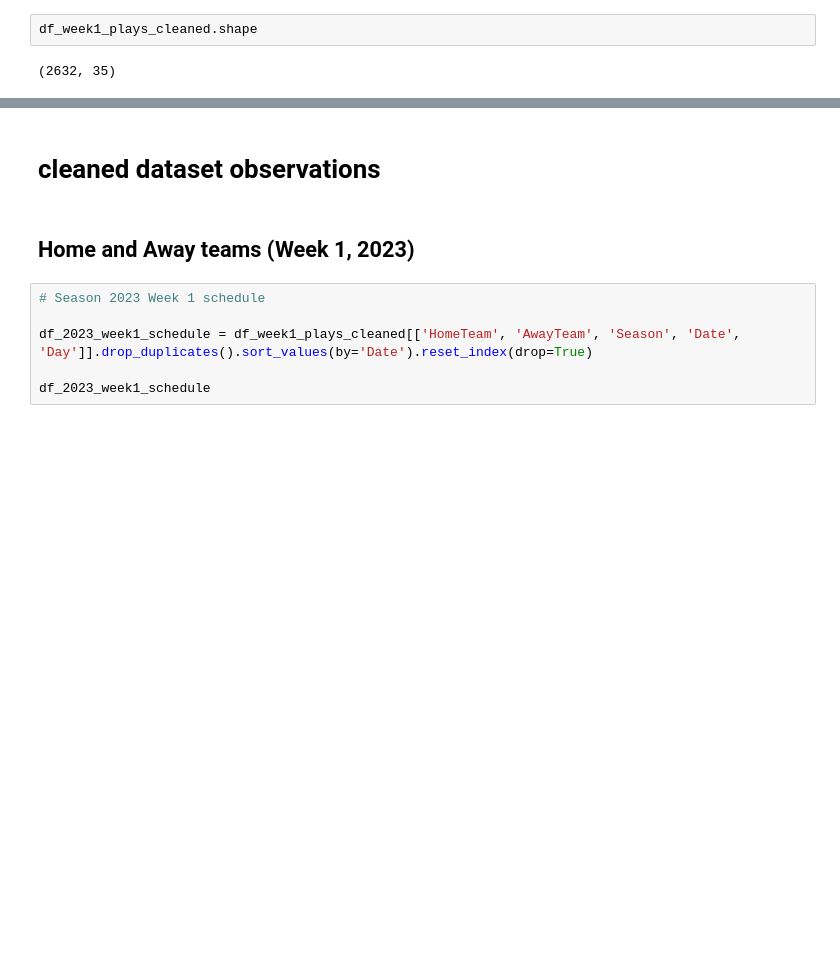
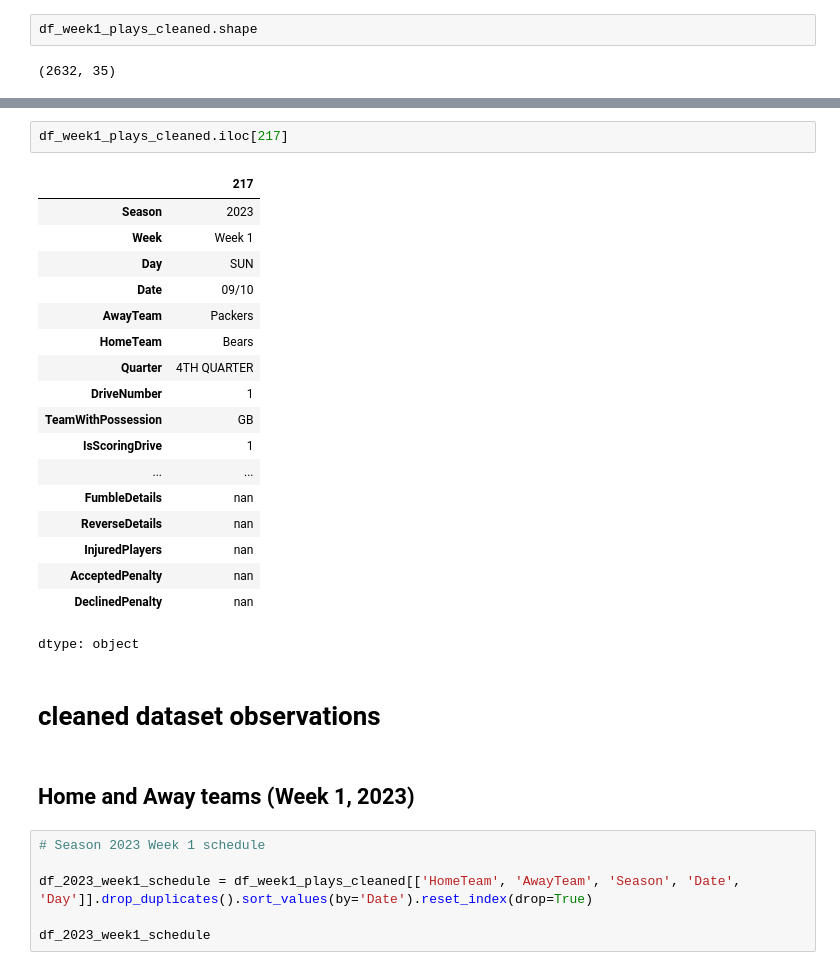
Before and after one commit to KeoniM/NFL_Data_Cleaning, a Jupyter notebook: NFL_Plays_Week1_2023.ipynb, the cells around one changed output, grey strips where cells are left out. Drawn from its saved outputs; the diff is of its cells as text; blank space fills up the shorter version.

```diff
--- a/NFL_Plays_Week1_2023.ipynb
+++ b/NFL_Plays_Week1_2023.ipynb
@@ -1868,4 +2121,25 @@ df_week1_plays_cleaned.iloc[382]
 dtype: object
+# %%
+df_week1_plays_cleaned.iloc[217]
+# %% [output]
+|  | 217 |
+| Season | 2023 |
+| Week | Week 1 |
+| Day | SUN |
+| Date | 09/10 |
+| AwayTeam | Packers |
+| HomeTeam | Bears |
+| Quarter | 4TH QUARTER |
+| DriveNumber | 1 |
+| TeamWithPossession | GB |
+| IsScoringDrive | 1 |
+| ... | ... |
+| FumbleDetails | nan |
+| ReverseDetails | nan |
+| InjuredPlayers | nan |
+| AcceptedPenalty | nan |
+| DeclinedPenalty | nan |
+dtype: object
 # %% [markdown]
 # cleaned dataset observations
 # %% [markdown]
```
Also changed, not shown: parts of 28 cells of this notebook.
